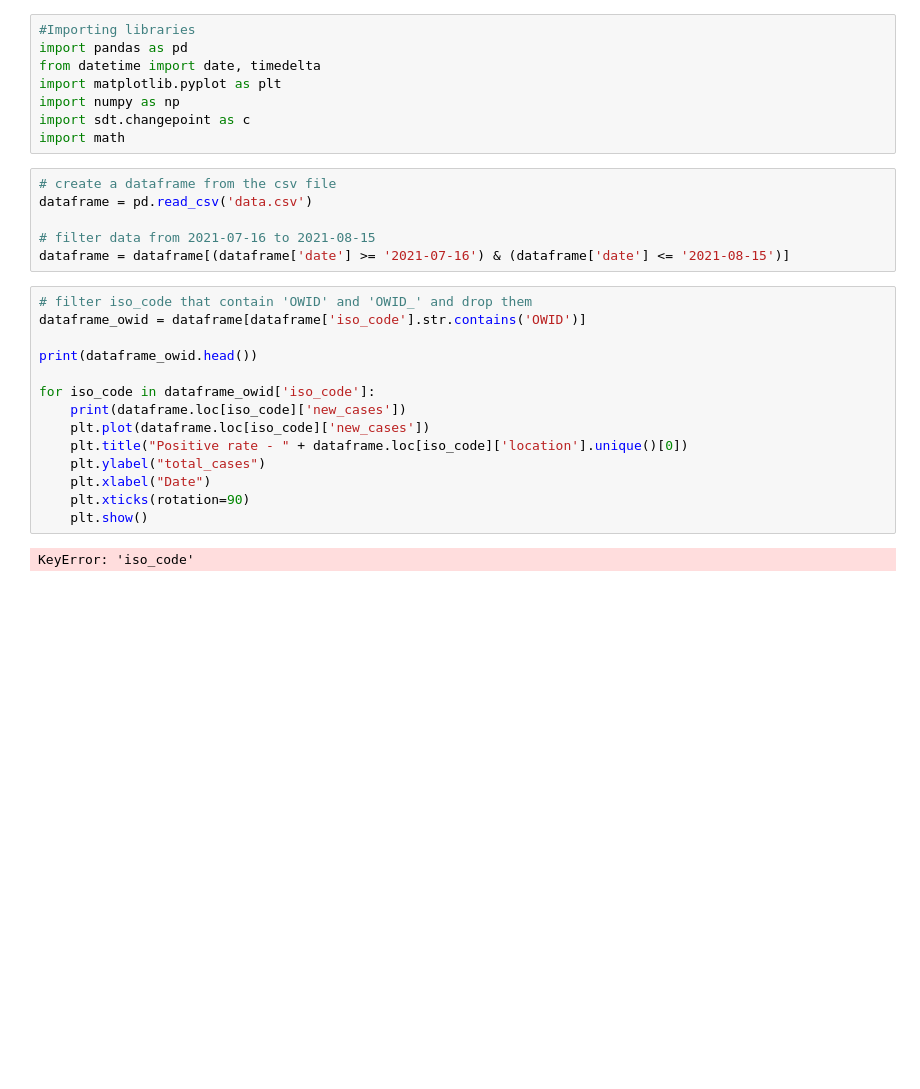
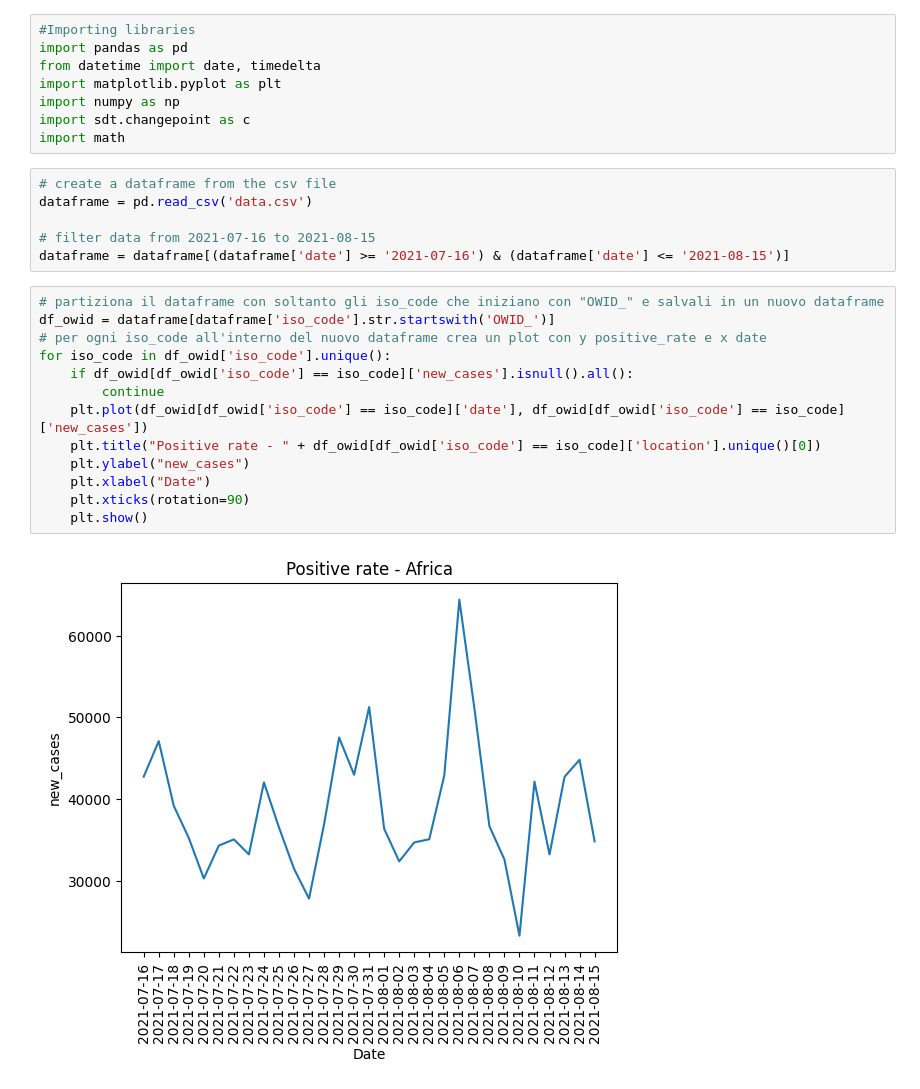
Before and after one commit to DavideTalevi98/HDS_Olympic_Games_COVID, a Jupyter notebook: analysis.ipynb, the cells around one changed output. Drawn from its saved outputs; the diff is of its cells as text; blank space fills up the shorter version.

```diff
--- a/analysis.ipynb
+++ b/analysis.ipynb
@@ -13,18 +13,17 @@ dataframe = pd.read_csv('data.csv')
 # filter data from 2021-07-16 to 2021-08-15
 dataframe = dataframe[(dataframe['date'] >= '2021-07-16') & (dataframe['date'] <= '2021-08-15')]
 # %%
-# filter iso_code that contain 'OWID' and 'OWID_' and drop them
-dataframe_owid = dataframe[dataframe['iso_code'].str.contains('OWID')]
-
-print(dataframe_owid.head())
-
-for iso_code in dataframe_owid['iso_code']:
-    print(dataframe.loc[iso_code]['new_cases'])
-    plt.plot(dataframe.loc[iso_code]['new_cases'])
-    plt.title("Positive rate - " + dataframe.loc[iso_code]['location'].unique()[0])
-    plt.ylabel("total_cases")
+# partiziona il dataframe con soltanto gli iso_code che iniziano con "OWID_" e salvali in un nuovo dataframe
+df_owid = dataframe[dataframe['iso_code'].str.startswith('OWID_')]
+# per ogni iso_code all'interno del nuovo dataframe crea un plot con y positive_rate e x date
+for iso_code in df_owid['iso_code'].unique():
+    if df_owid[df_owid['iso_code'] == iso_code]['new_cases'].isnull().all():
+        continue
+    plt.plot(df_owid[df_owid['iso_code'] == iso_code]['date'], df_owid[df_owid['iso_code'] == iso_code]['new_cases'])
+    plt.title("Positive rate - " + df_owid[df_owid['iso_code'] == iso_code]['location'].unique()[0])
+    plt.ylabel("new_cases")
     plt.xlabel("Date")
     plt.xticks(rotation=90)
     plt.show()
 # %% [output]
-KeyError: 'iso_code'
+[figure, added]
```
Also changed, not shown: parts of 3 cells of this notebook.
